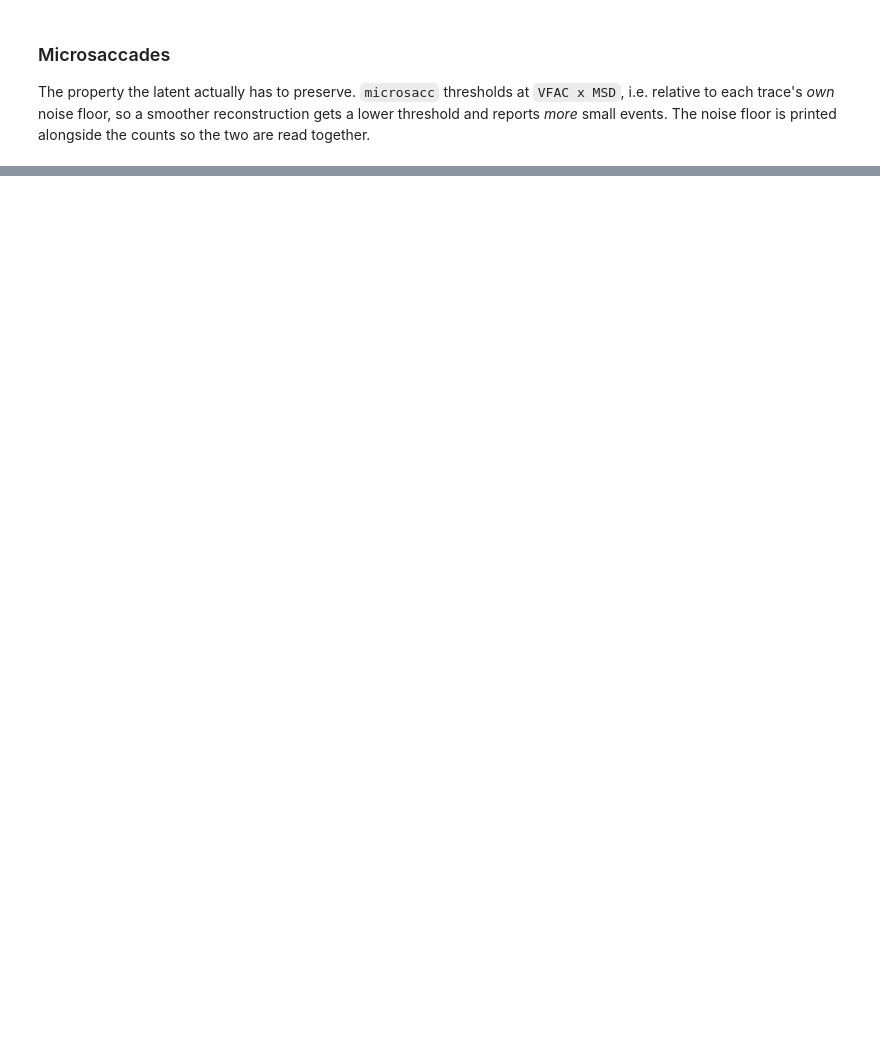
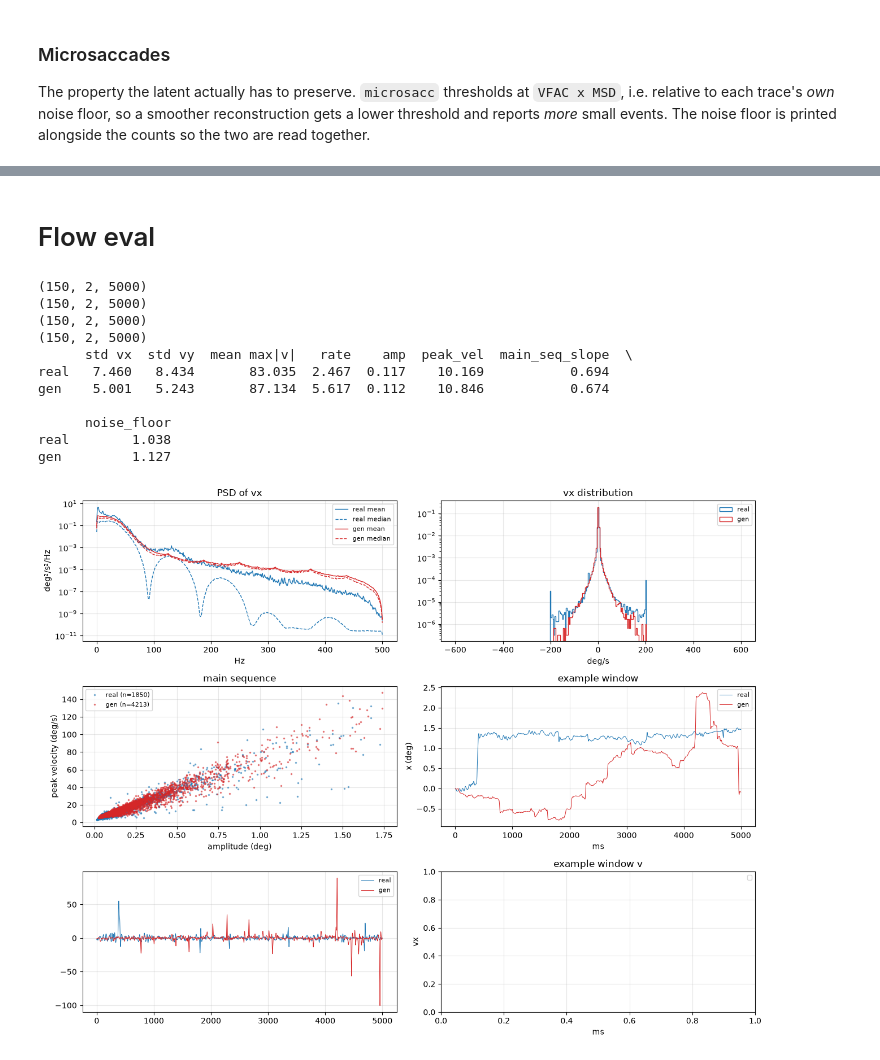
Before and after one commit to pontusluthi/thesis, a Jupyter notebook: nb.ipynb, the cells around one changed output, grey strips where cells are left out. Drawn from its saved outputs; the diff is of its cells as text; code cells hidden in the pictures; blank space fills up the shorter version.

Commit message:
use position and/or velocity

```diff
--- a/nb.ipynb
+++ b/nb.ipynb
@@ -187,0 +184,78 @@ plt.show()
+# %% [markdown]
+# Flow eval
+# %%
+features = 'vel=sin'   # 'vel=sin', 'pos=robust,vel=sin', ...
+train = ds.windows('data/prepared', 'train', features=features, window=5000)
+if train.needs_stats:
+    train.stats = train.fit_stats()
+
+val = ds.windows('data/prepared', 'test', features=features, window=5000, stats=train.stats)
+# %%
+import numpy as np, pandas as pd, matplotlib.pyplot as plt
+from scipy.signal import welch
+from src.diagnostics import RATE, to_deg, microsaccades, property_stats
+
+w = GazeBaseDataset('data/GazeBase_v2_0').windows('data/prepared', 'test', features=features,
+                                                  window=5000, stats=train.stats)
+gen = np.load('checkpoints/flow_samples.npy')                 # (N, C, T), model space
+idx = np.random.choice(len(w), len(gen), replace=False)
+real = np.stack([w[i][0].numpy() for i in idx])
+
+data = {}
+for n, x, c in (('real', real, 'C0'), ('gen', gen, 'C3')):
+    print(real.shape)
+    print(gen.shape)
+    pos, v = to_deg(x, w.denorm, smooth_cfg=None)       # smooth_cfg=None to see raw model output
+    data[n] = dict(x=x, pos=pos, v=v, c=c)
+
+# --- summary table ---
+print(pd.DataFrame({
+    n: {'std vx': d['v'][:, 0].std(), 'std vy': d['v'][:, 1].std(),
+        'mean max|v|': np.abs(d['v']).max((1, 2)).mean(),
+        **property_stats(d['pos'], d['v'], n_windows=len(d['v']))}
+    for n, d in data.items()
+}).T.round(3))
+
+# --- plots ---
+fig, ax = plt.subplots(3, 2, figsize=(13, 10))
+for n, d in data.items():
+    c, v, pos = d['c'], d['v'], d['pos']
+
+    f, psd = welch(v[:, 0], fs=RATE, nperseg=1024, axis=-1)
+    ax[0, 0].semilogy(f, psd.mean(0), c, lw=1, label=f'{n} mean')
+    ax[0, 0].semilogy(f, np.median(psd, 0), c, lw=1, ls='--', label=f'{n} median')
+
+    ax[0, 1].hist(v[:, 0].ravel(), np.linspace(-600, 600, 300), histtype='step',
+                  density=True, color=c, label=n)
+
+    s = [m for m in map(microsaccades, v, pos) if len(m)]
+    if s:
+        s = np.concatenate(s)
+        ax[1, 0].plot(s[:, 6], s[:, 3], '.', ms=3, alpha=.5, color=c, label=f'{n} (n={len(s)})')
+
+    ax[1, 1].plot(pos[0, 0], lw=.7, color=c, label=n)
+    ax[2, 0].plot(v[0, 0], lw=.7, color=c, label=n)
+
+ax[0, 0].set(title='PSD of vx', xlabel='Hz', ylabel='deg²/s²/Hz')
+ax[0, 1].set(title='vx distribution', xlabel='deg/s', yscale='log')
+ax[1, 0].set(title='main sequence', xlabel='amplitude (deg)', ylabel='peak velocity (deg/s)')
+ax[1, 1].set(title='example window', xlabel='ms', ylabel='x (deg)')
+ax[2, 1].set(title='example window v', xlabel = 'ms', ylabel='vx')
+
+for a in ax.flat:
+    a.grid(alpha=.3); a.legend(fontsize=8)
+fig.tight_layout()
+plt.show()
+# %% [output]
+(150, 2, 5000)
+(150, 2, 5000)
+(150, 2, 5000)
+(150, 2, 5000)
+      std vx  std vy  mean max|v|   rate    amp  peak_vel  main_seq_slope  \
+real   7.460   8.434       83.035  2.467  0.117    10.169           0.694
+gen    5.001   5.243       87.134  5.617  0.112    10.846           0.674
+
+      noise_floor
+real        1.038
+gen         1.127
+[figure, added]
```
Also changed, not shown: parts of 8 cells of this notebook, 5 other files.
